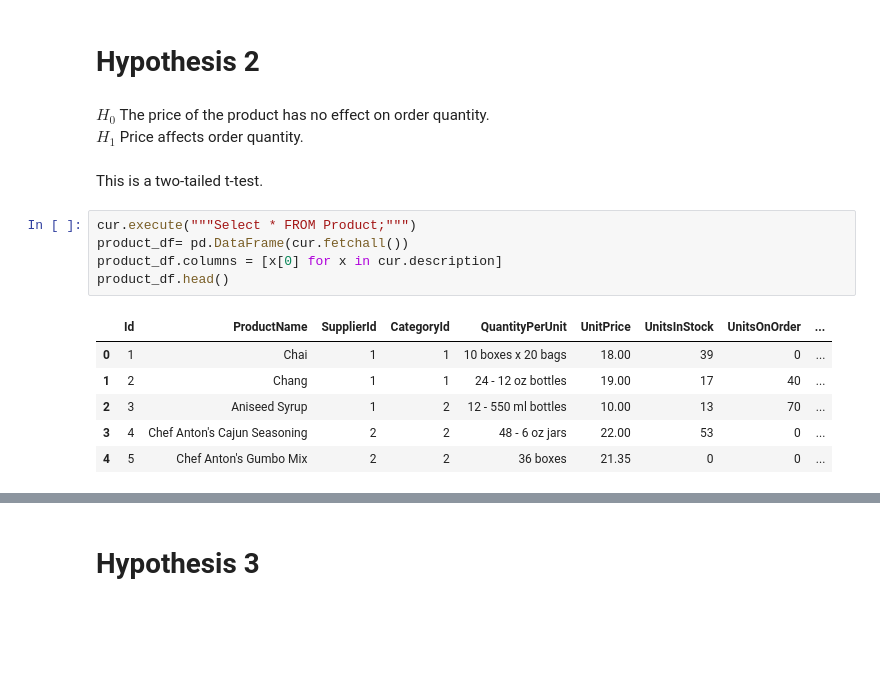
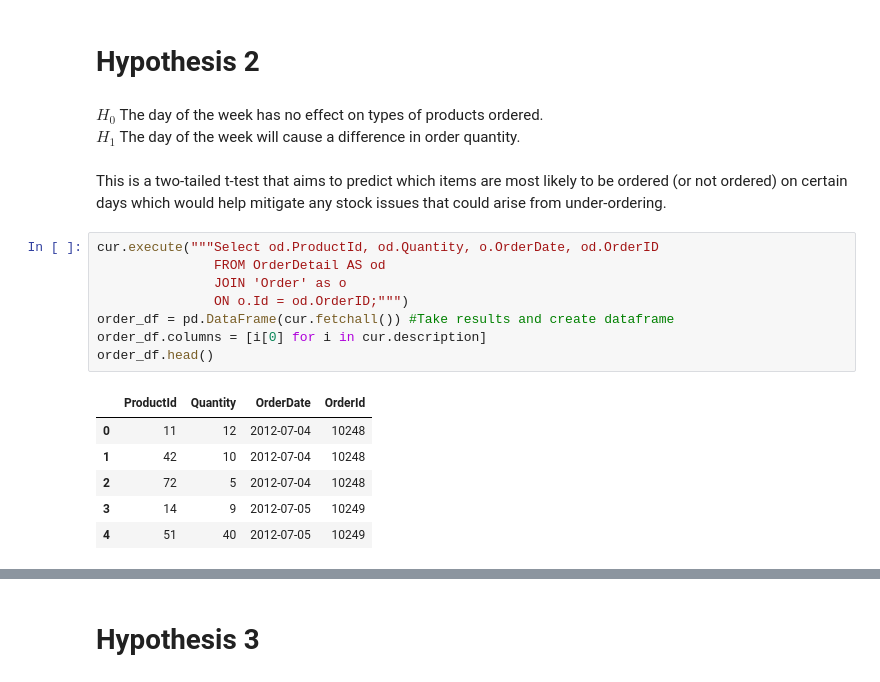
Before and after one commit to akelly66/Flatiron-School, a Jupyter notebook: Mod03/Mod03-Final-Project/Mod03 Final Project.ipynb, the cells around one changed output, grey strips where cells are left out. Drawn from its saved outputs; the diff is of its cells as text; blank space fills up the shorter version.

```diff
--- a/Mod03/Mod03-Final-Project/Mod03 Final Project.ipynb
+++ b/Mod03/Mod03-Final-Project/Mod03 Final Project.ipynb
@@ -217,19 +217,22 @@ The discount with the highest effect size is 15%, followed closely by a 25% disc
 # %% [markdown]
 # Hypothesis 2
 # %% [markdown]
-$H_{0}$ The price of the product has no effect on order quantity. <br>
-$H_{1}$ Price affects order quantity.
+$H_{0}$ The day of the week has no effect on types of products ordered. <br>
+$H_{1}$ The day of the week will cause a difference in order quantity.
 <br><br>
-This is a two-tailed t-test.
+This is a two-tailed t-test that aims to predict which items are most likely to be ordered (or not ordered) on certain days which would help mitigate any stock issues that could arise from under-ordering.
 # %%
-cur.execute("""Select * FROM Product;""")
-product_df= pd.DataFrame(cur.fetchall())
-product_df.columns = [x[0] for x in cur.description]
-product_df.head()
+cur.execute("""Select od.ProductId, od.Quantity, o.OrderDate, od.OrderID
+               FROM OrderDetail AS od
+               JOIN 'Order' as o
+               ON o.Id = od.OrderID;""")
+order_df = pd.DataFrame(cur.fetchall()) #Take results and create dataframe
+order_df.columns = [i[0] for i in cur.description]
+order_df.head()
 # %% [output]
-|  | Id | ProductName | SupplierId | CategoryId | QuantityPerUnit | UnitPrice | UnitsInStock | UnitsOnOrder | ... |
-| 0 | 1 | Chai | 1 | 1 | 10 boxes x 20 bags | 18.00 | 39 | 0 | ... |
-| 1 | 2 | Chang | 1 | 1 | 24 - 12 oz bottles | 19.00 | 17 | 40 | ... |
-| 2 | 3 | Aniseed Syrup | 1 | 2 | 12 - 550 ml bottles | 10.00 | 13 | 70 | ... |
-| 3 | 4 | Chef Anton's Cajun Seasoning | 2 | 2 | 48 - 6 oz jars | 22.00 | 53 | 0 | ... |
-| 4 | 5 | Chef Anton's Gumbo Mix | 2 | 2 | 36 boxes | 21.35 | 0 | 0 | ... |
+|  | ProductId | Quantity | OrderDate | OrderId |
+| 0 | 11 | 12 | 2012-07-04 | 10248 |
+| 1 | 42 | 10 | 2012-07-04 | 10248 |
+| 2 | 72 | 5 | 2012-07-04 | 10248 |
+| 3 | 14 | 9 | 2012-07-05 | 10249 |
+| 4 | 51 | 40 | 2012-07-05 | 10249 |
```
Also changed, not shown: parts of 17 cells of this notebook.
